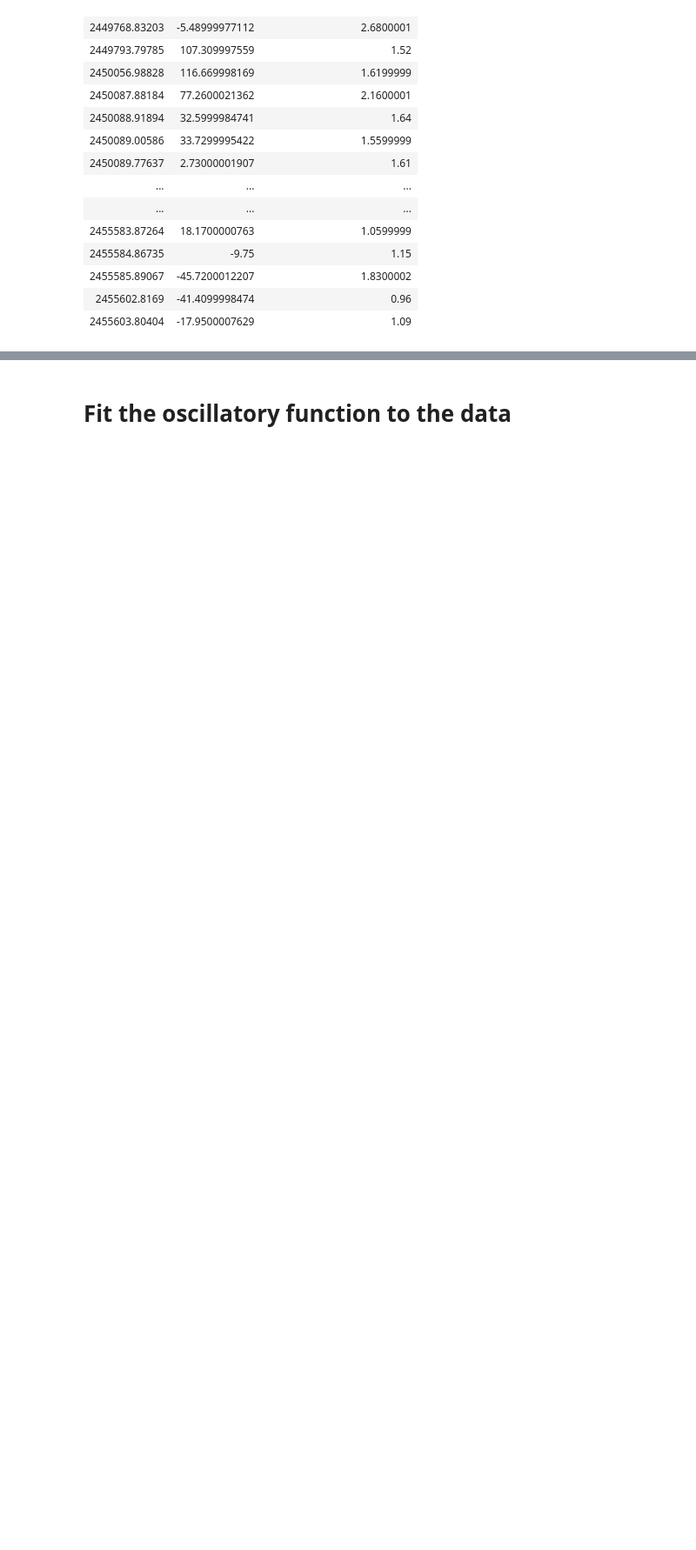
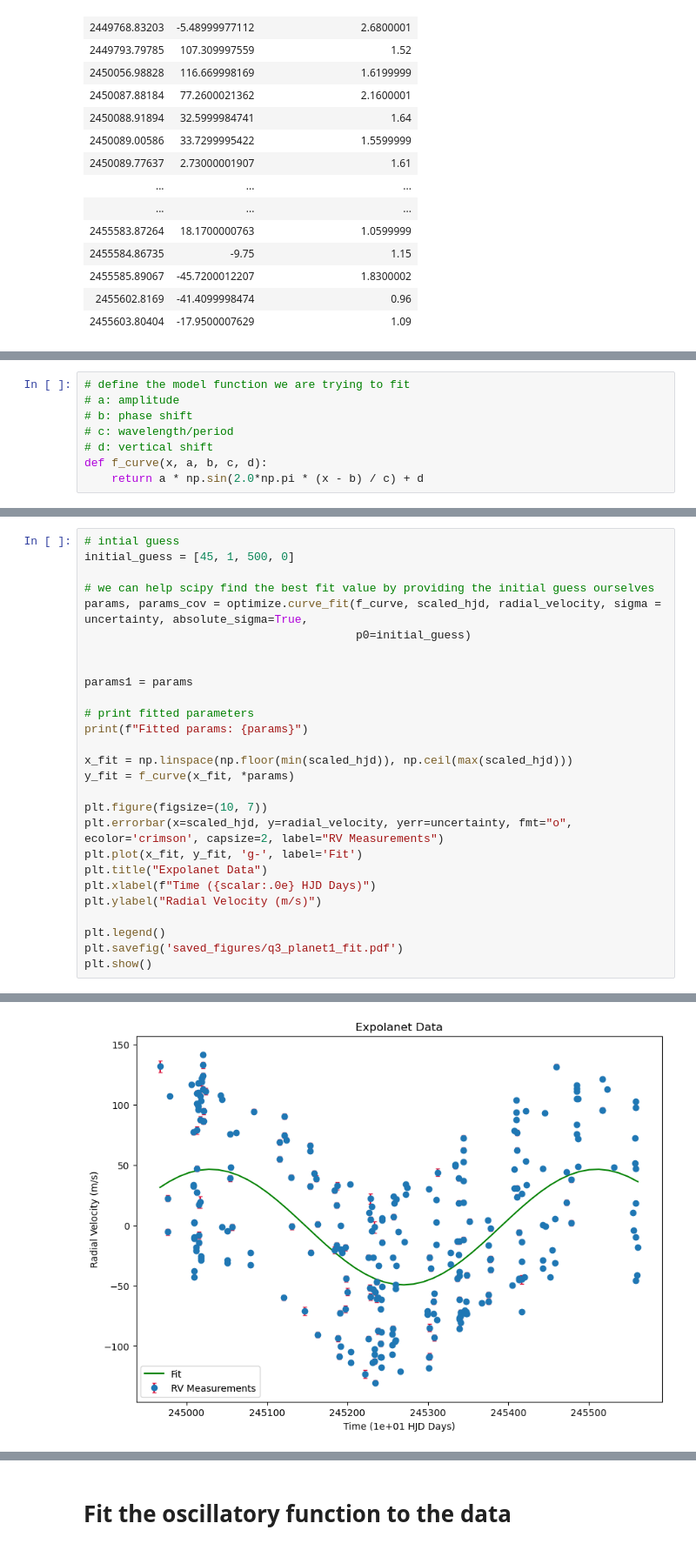
Before and after one commit to djlouie/ASTR-19-Group-Project, a Jupyter notebook: astr19-group-project.ipynb, the cells around one changed output, grey strips where cells are left out. Shown: that part at 87% size. Saved outputs shown, nothing was run; the diff lists cells and outputs as text; blank space fills up the shorter version.

```diff
--- a/astr19-group-project.ipynb
+++ b/astr19-group-project.ipynb
@@ -50,0 +75,8 @@ plt.show()
+# %%
+# define the model function we are trying to fit
+# a: amplitude
+# b: phase shift
+# c: wavelength/period
+# d: vertical shift
+def f_curve(x, a, b, c, d):
+    return a * np.sin(2.0*np.pi * (x - b) / c) + d
@@ -50,0 +85,28 @@ plt.show()
+# %%
+# intial guess
+initial_guess = [45, 1, 500, 0]
+
+# we can help scipy find the best fit value by providing the initial guess ourselves
+params, params_cov = optimize.curve_fit(f_curve, scaled_hjd, radial_velocity, sigma = uncertainty, absolute_sigma=True,
+                                        p0=initial_guess)
+
+
+params1 = params
+
+# print fitted parameters
+print(f"Fitted params: {params}")
+
+x_fit = np.linspace(np.floor(min(scaled_hjd)), np.ceil(max(scaled_hjd)))
+y_fit = f_curve(x_fit, *params)
+
+plt.figure(figsize=(10, 7))
+plt.errorbar(x=scaled_hjd, y=radial_velocity, yerr=uncertainty, fmt="o", ecolor='crimson', capsize=2, label="RV Measurements")
+plt.plot(x_fit, y_fit, 'g-', label='Fit')
+plt.title("Expolanet Data")
+plt.xlabel(f"Time ({scalar:.0e} HJD Days)")
+plt.ylabel("Radial Velocity (m/s)")
+
+plt.legend()
+plt.savefig('saved_figures/q3_planet1_fit.pdf')
+plt.show()
+# %% [output]
@@ -50,0 +114 @@ plt.show()
+[figure, added]
```
Also changed, not shown: parts of 24 cells of this notebook, 6 other files.
